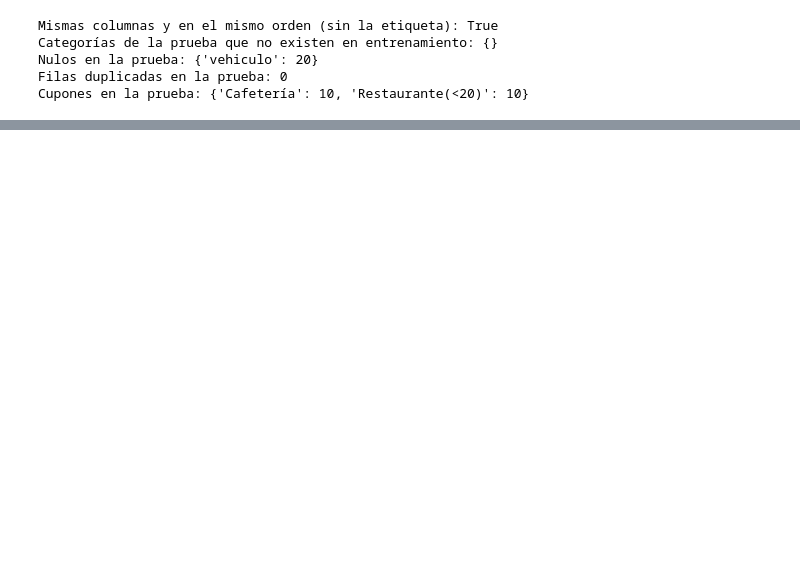
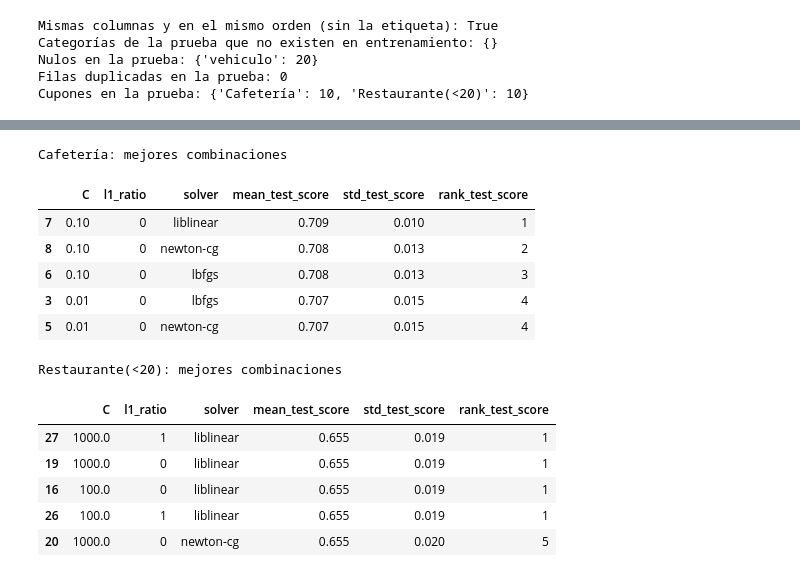
Before and after one commit to 5haiel/ISIS2611-Laboratorio3, a Jupyter notebook: sm.jimenezp1_j.trivinon.ipynb, the cells around one changed output, grey strips where cells are left out. Cells and saved outputs as stored; diff of their text form; code cells hidden in the pictures; blank space fills up the shorter version.

```diff
--- a/sm.jimenezp1_j.trivinon.ipynb
+++ b/sm.jimenezp1_j.trivinon.ipynb
@@ -667,0 +706,17 @@ pequeña pero no nula. Estas son hipótesis que los modelos deben confirmar o de
+# %%
+pipeline_lr = Pipeline([
+    ("pre", crear_preprocesador(para_logistica=True)),
+    ("clf", LogisticRegression(max_iter=1000, random_state=RANDOM_STATE)),
+])
+
+valores_C = [0.001, 0.01, 0.1, 1, 10, 100, 1000]
+param_grid_lr = [
+    {"clf__l1_ratio": [0], "clf__solver": ["lbfgs", "liblinear", "newton-cg"], "clf__C": valores_C},  # L2
+    {"clf__l1_ratio": [1], "clf__solver": ["liblinear"], "clf__C": valores_C},                          # L1
+]
+
+grid_lr_cafe = GridSearchCV(pipeline_lr, param_grid_lr, cv=skf, scoring="f1_macro", n_jobs=-1)
+grid_lr_cafe.fit(X_train_cafe, y_train_cafe)
+
+grid_lr_rest = GridSearchCV(pipeline_lr, param_grid_lr, cv=skf, scoring="f1_macro", n_jobs=-1)
+grid_lr_rest.fit(X_train_rest, y_train_rest)
@@ -667,0 +741,17 @@ pequeña pero no nula. Estas son hipótesis que los modelos deben confirmar o de
+# %%
+def resumir_busqueda(grid, X_train, y_train, nombre):
+    mejor = grid.best_index_
+    siempre_mayoritaria = np.full(len(y_train), y_train.mode()[0])
+    print(nombre)
+    print(f"   Mejores hiperparámetros: {grid.best_params_}")
+    print(f"   F1 macro en validación cruzada: {grid.best_score_:.3f} ± {grid.cv_results_['std_test_score'][mejor]:.3f}")
+    print(f"   F1 macro en entrenamiento:      {f1_score(y_train, grid.predict(X_train), average='macro'):.3f}")
+    print(f"   F1 macro prediciendo siempre la clase mayoritaria: {f1_score(y_train, siempre_mayoritaria, average='macro'):.3f}")
+
+def mejores_combinaciones(grid, n=5):
+    r = pd.DataFrame(grid.cv_results_)
+    columnas = [c for c in r.columns if c.startswith("param_")] + ["mean_test_score", "std_test_score", "rank_test_score"]
+    return r.sort_values("rank_test_score")[columnas].head(n).rename(columns=lambda c: c.replace("param_", "").replace("clf__", "")).round(3)
+
+resumir_busqueda(grid_lr_cafe, X_train_cafe, y_train_cafe, "Cafetería")
+resumir_busqueda(grid_lr_rest, X_train_rest, y_train_rest, "Restaurante(<20)")
@@ -667,0 +769,20 @@ pequeña pero no nula. Estas son hipótesis que los modelos deben confirmar o de
+# %%
+print("Cafetería: mejores combinaciones")
+display(mejores_combinaciones(grid_lr_cafe))
+print("Restaurante(<20): mejores combinaciones")
+display(mejores_combinaciones(grid_lr_rest))
+# %% [output]
+Cafetería: mejores combinaciones
+|  | C | l1_ratio | solver | mean_test_score | std_test_score | rank_test_score |
+| 7 | 0.10 | 0 | liblinear | 0.709 | 0.010 | 1 |
+| 8 | 0.10 | 0 | newton-cg | 0.708 | 0.013 | 2 |
+| 6 | 0.10 | 0 | lbfgs | 0.708 | 0.013 | 3 |
+| 3 | 0.01 | 0 | lbfgs | 0.707 | 0.015 | 4 |
+| 5 | 0.01 | 0 | newton-cg | 0.707 | 0.015 | 4 |
+Restaurante(<20): mejores combinaciones
+|  | C | l1_ratio | solver | mean_test_score | std_test_score | rank_test_score |
+| 27 | 1000.0 | 1 | liblinear | 0.655 | 0.019 | 1 |
+| 19 | 1000.0 | 0 | liblinear | 0.655 | 0.019 | 1 |
+| 16 | 100.0 | 0 | liblinear | 0.655 | 0.019 | 1 |
+| 26 | 100.0 | 1 | liblinear | 0.655 | 0.019 | 1 |
+| 20 | 1000.0 | 0 | newton-cg | 0.655 | 0.020 | 5 |
```
Also changed, not shown: parts of 59 cells of this notebook, 1 other file.
